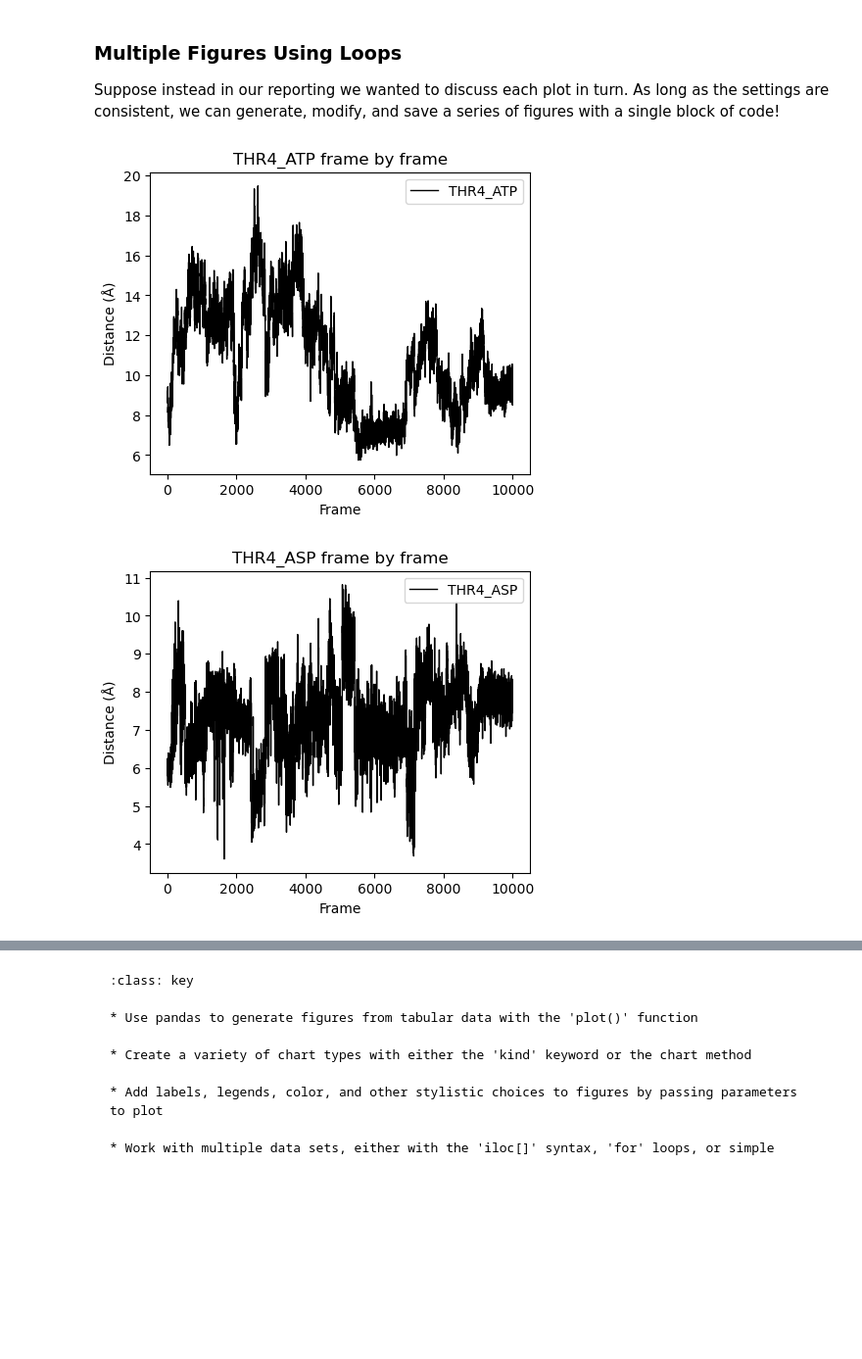
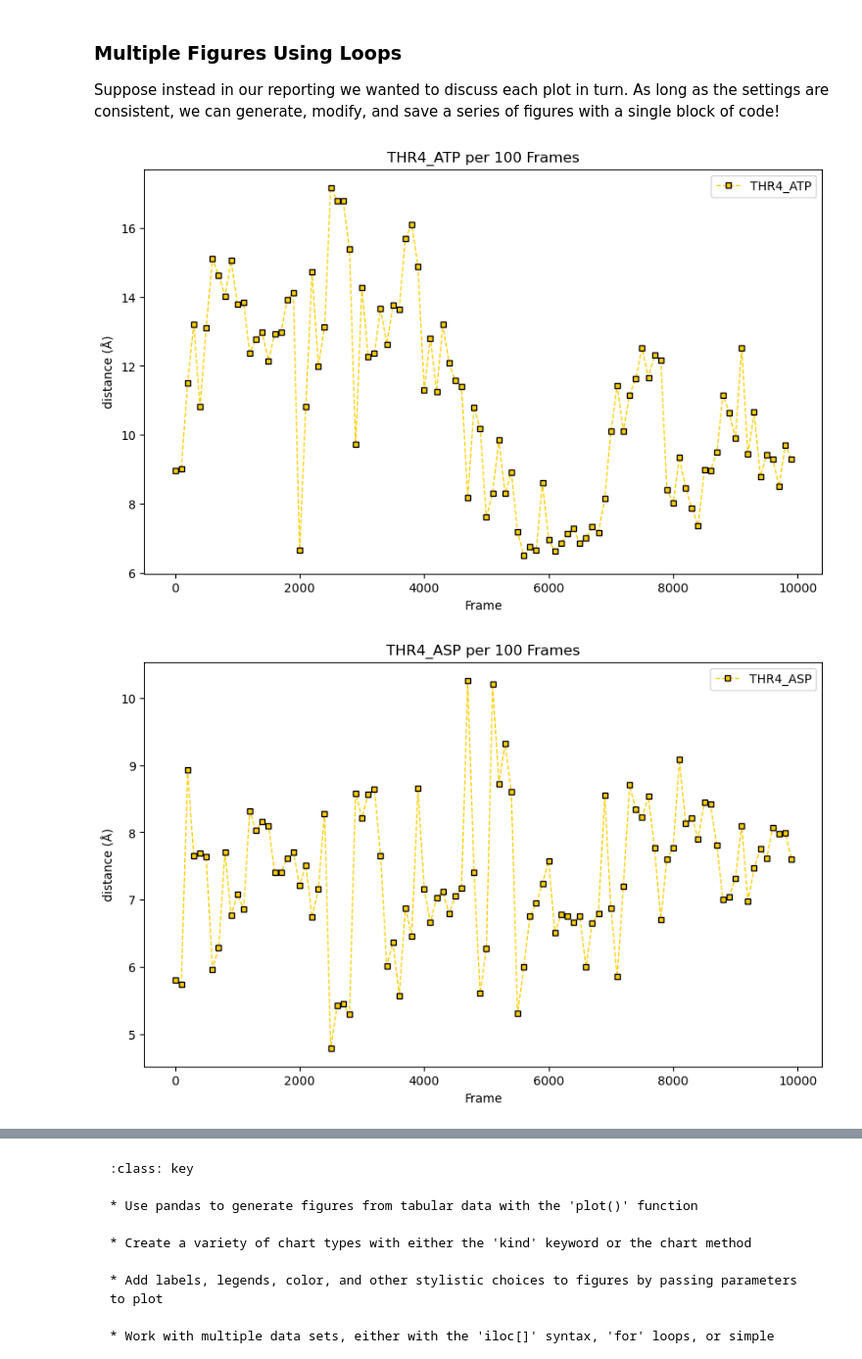
Before and after one commit to CSULA-MolSSI-PREC/intro-python-website, a Jupyter notebook: book/05-plotting-pandas.ipynb, the cells around one changed output, grey strips where cells are left out. Shown at 98% size. Cells and saved outputs as stored; diff of their text form; code cells hidden in the pictures; blank space fills up the shorter version.

```diff
--- a/book/05-plotting-pandas.ipynb
+++ b/book/05-plotting-pandas.ipynb
@@ -216,20 +362,25 @@ array([[<AxesSubplot: >, <AxesSubplot: >],
 Suppose instead in our reporting we wanted to discuss each plot in turn.  As long as the settings are consistent, we can generate, modify, and save a series of figures with a single block of code!
 # %%
 # loop through the list of headers, creating a new figure with each cycle
-for col in top[1:]:
-    fname = f"{col}.png"
-    graph = distances.plot(
-        x=top[0],
-        y=col,
-        lw=1,
-        xlabel=top[0],
-        ylabel="Distance (\u212B)",
-        color="#000000",
-        title=f"{col} frame by frame",
-        figsize=(5,4)
+for i in range(1,len(top)):
+    fname = f"{top[i]}.png"
+    plt.figure(figsize=(10, 6))
+    plt.xlabel('Frame')
+    plt.ylabel('distance (\u212B)')
+    plt.title(f'{top[i]} per 100 Frames')
+    plt.plot(
+        distances.iloc[::100,0],
+        distances.iloc[::100,i],
+        '--s',
+        color='#FFCE00',
+        markersize=4,
+        markeredgecolor='000000',
+        markeredgewidth=1,
+        linewidth=1,
+        label=top[i]
     )
-    fig = graph.get_figure()
-    fig.savefig(fname, dpi=300)
+    plt.legend()
+    plt.savefig(fname, dpi=300)
 # %% [output]
-[figure, old version]
+[figure, new version]
-[figure, old version]
+[figure, new version]
```
Also changed, not shown: parts of 43 cells of this notebook, 1 other file.
